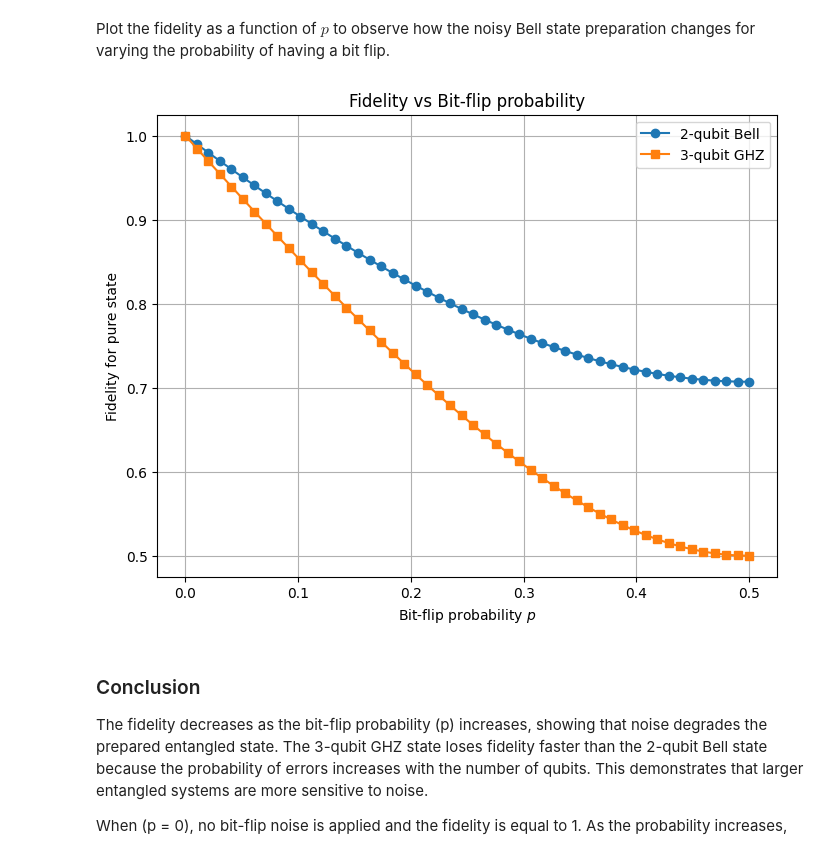
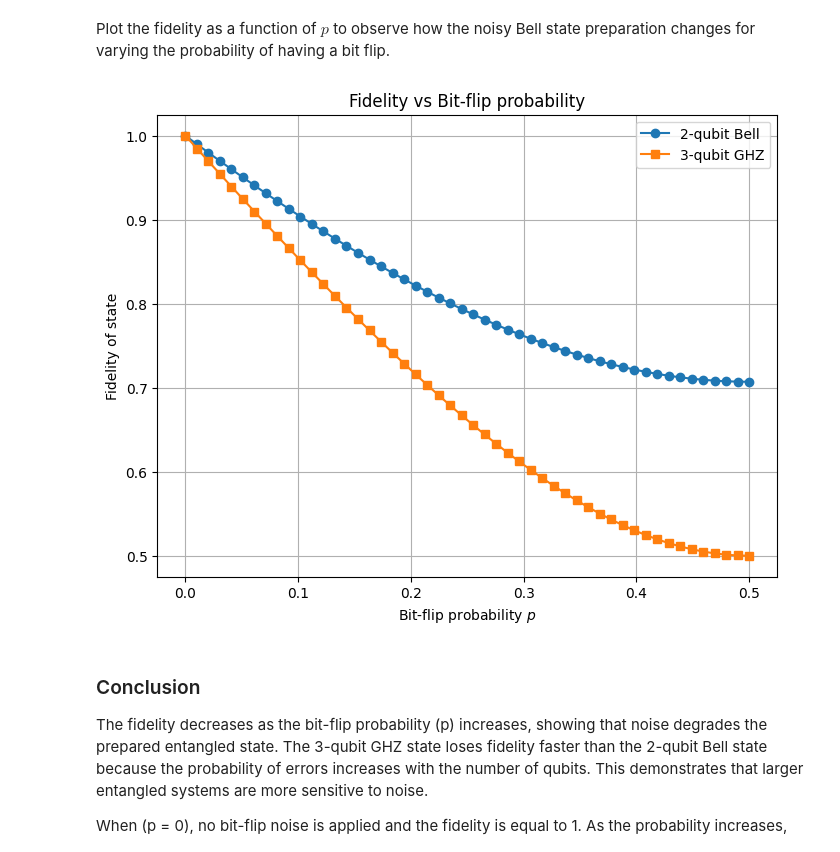
Before and after one commit to Abiyzelalem27/Quantum_Algorithms, a Jupyter notebook: Simulating_noisy.ipynb, the cells around one changed output. Saved outputs shown, nothing was run; the diff lists cells and outputs as text; code cells hidden in the pictures.

```diff
--- a/Simulating_noisy.ipynb
+++ b/Simulating_noisy.ipynb
@@ -1956,35 +1956,35 @@ for p in p_values:
     rho_noisy_2q = apply_kraus(rho_bell, kraus_2q)
 
     F2 = np.sqrt(np.abs(np.vdot(psi_bell, rho_noisy_2q @ psi_bell)))
     fidelity_2q.append(F2)
 
     #3-qubit GHZ state
     psi_ghz = (np.kron(np.kron(ket0(), ket0()), ket0()) +
                np.kron(np.kron(ket1(), ket1()), ket1())) / np.sqrt(2)
     rho_ghz = dm(psi_ghz)
 
     kraus_3q = bit_flip_kraus_nqubits(p=p, n=3)
     rho_noisy_3q = apply_kraus(rho_ghz, kraus_3q)
 
     F3 = np.sqrt(np.abs(np.vdot(psi_ghz, rho_noisy_3q @ psi_ghz)))
     fidelity_3q.append(F3)
 
 # Convert to numpy arrays
 fidelity_2q = np.array(fidelity_2q)
 fidelity_3q = np.array(fidelity_3q)
 
 
 plt.figure(figsize=(8,6))
 plt.plot(p_values, fidelity_2q, 'o-', label='2-qubit Bell')
 plt.plot(p_values, fidelity_3q, 's-', label='3-qubit GHZ')
 plt.xlabel("Bit-flip probability $p$")
-plt.ylabel("Fidelity for pure state")
+plt.ylabel("Fidelity of state")
 plt.title("Fidelity vs Bit-flip probability")
 plt.grid(True)
 plt.legend()
 plt.show()
 # %% [output]
-[figure, old version]
+[figure, new version]
 # %% [markdown]
 ### Conclusion
 
```
Also changed, not shown: parts of 1 cell of this notebook.
